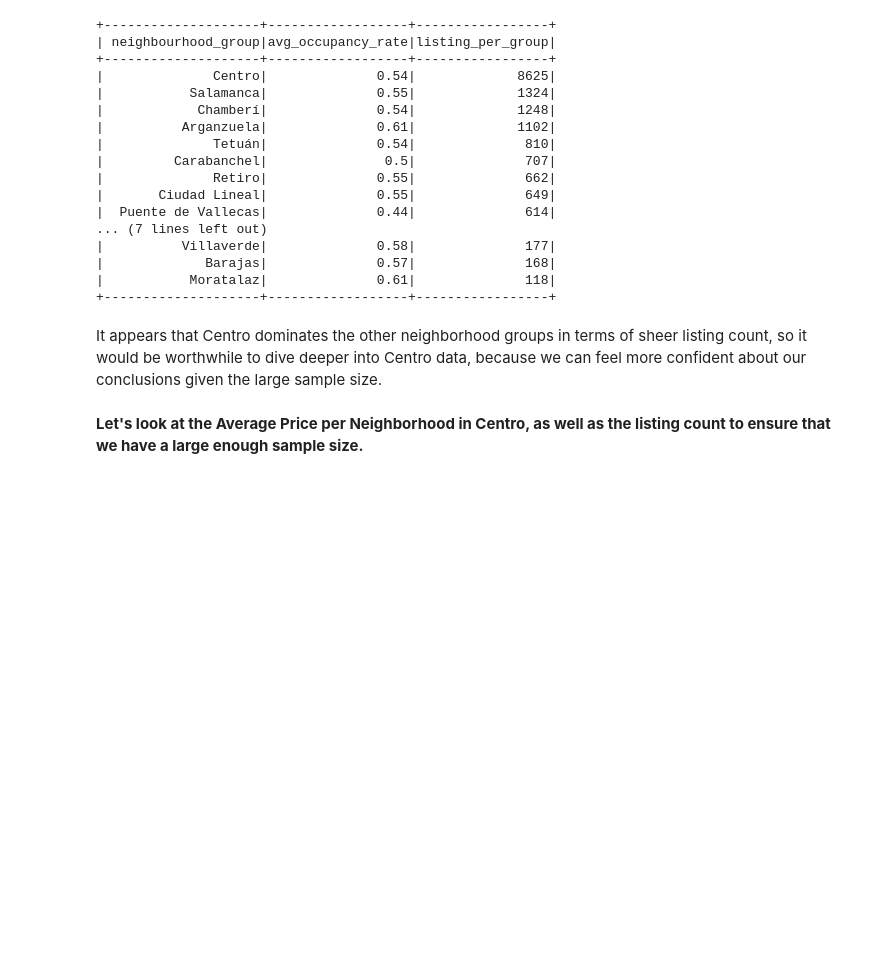
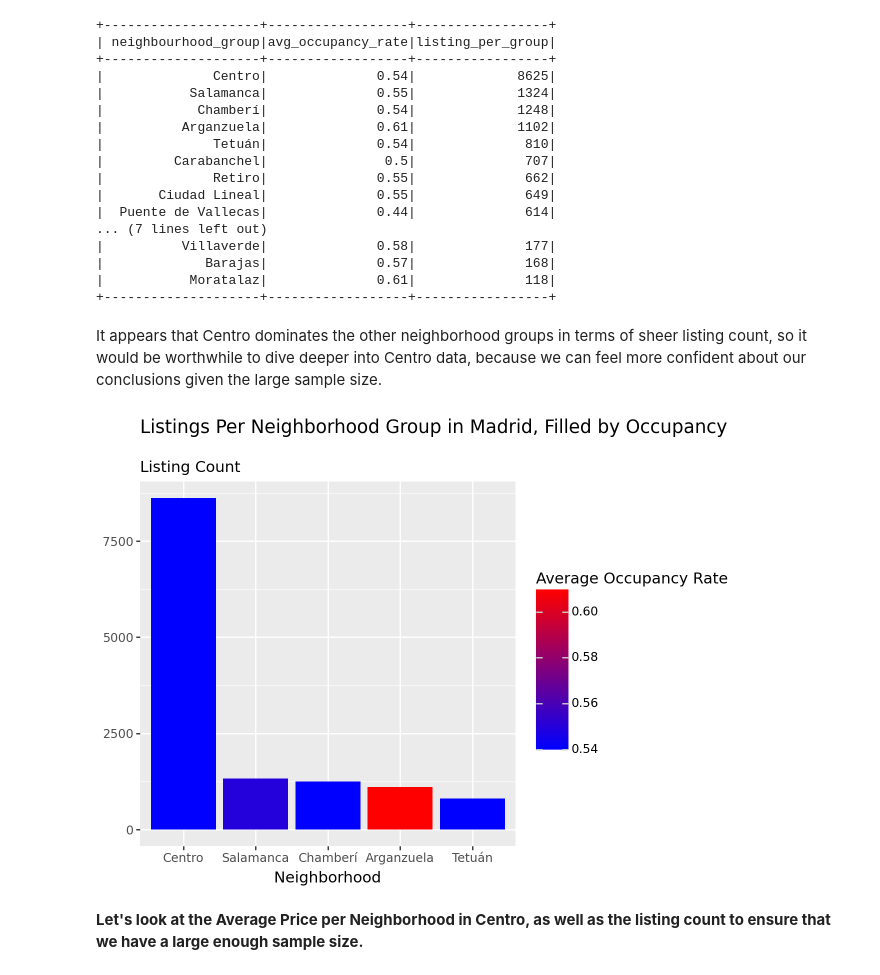
Before and after one commit to crneubert/best-music, a Jupyter notebook: analysis.ipynb, the cells around one changed output. Drawn from its saved outputs; the diff is of its cells as text; code cells hidden in the pictures; blank space fills up the shorter version.

```diff
--- a/analysis.ipynb
+++ b/analysis.ipynb
@@ -213,6 +211,43 @@ neighborhood_group.show()
 +--------------------+------------------+-----------------+
 # %% [markdown]
 It appears that Centro dominates the other neighborhood groups in terms of sheer listing count, so it would be worthwhile to dive deeper into Centro data, because we can feel more confident about our conclusions given the large sample size.
+# %%
+from plotnine import ggplot, aes, labs, scale_fill_gradient, geom_point, geom_line, geom_bar, geom_col, geom_histogram
+
+import pandas as pd
+
+neighborhood_group_pd = neighborhood_group.toPandas()
+
+neighborhood_group_pd = neighborhood_group_pd.sort_values("listing_per_group", ascending=True)
+
+top5 = (
+    neighborhood_group_pd
+        .sort_values("listing_per_group", ascending=False)
+        .head(5)
+)
+
+# Reorder categories based on sorted values
+top5["neighbourhood_group"] = pd.Categorical(
+    top5["neighbourhood_group"],
+    categories = top5["neighbourhood_group"],
+    ordered = True
+)
+
+listing_plot = (ggplot(top5, mapping = aes(x = "neighbourhood_group", y = "listing_per_group", fill = "avg_occupancy_rate")) +
+                      geom_col() +
+                      labs(x = "Neighborhood",
+                           y = "",
+                           subtitle = "Listing Count",
+                           title = "Listings Per Neighborhood Group in Madrid, Filled by Occupancy \n",
+                           fill = "Average Occupancy Rate") +
+                      scale_fill_gradient(low = "blue", high = "red")
+                      )
+
+listing_plot
+
+#Carson did this
+# %% [output]
+[figure, added]
 # %% [markdown]
 **Let's look at the Average Price per Neighborhood in Centro, as well as the listing count to ensure that we have a large enough sample size.**
 # %%
```
Also changed, not shown: parts of 6 cells of this notebook.
